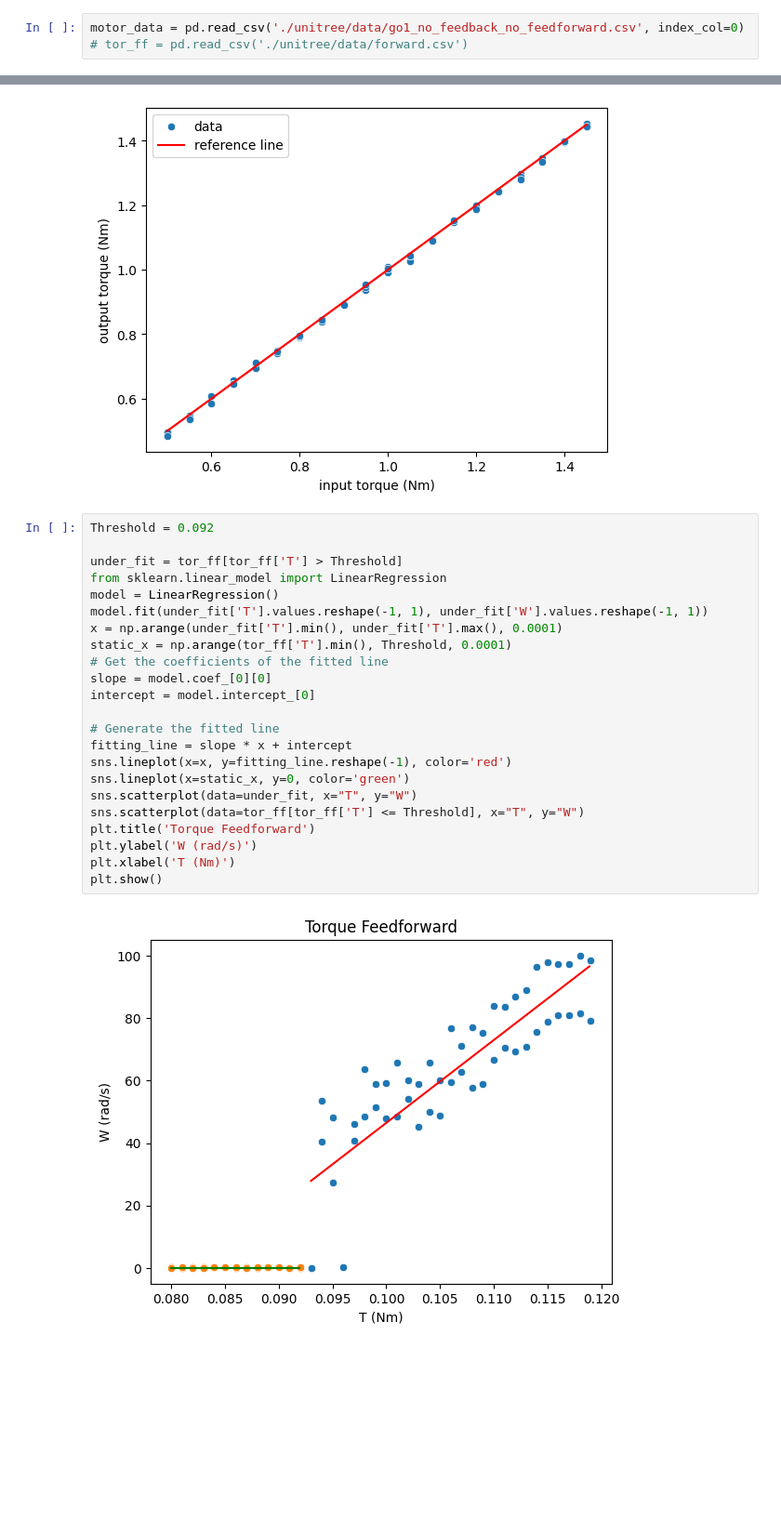
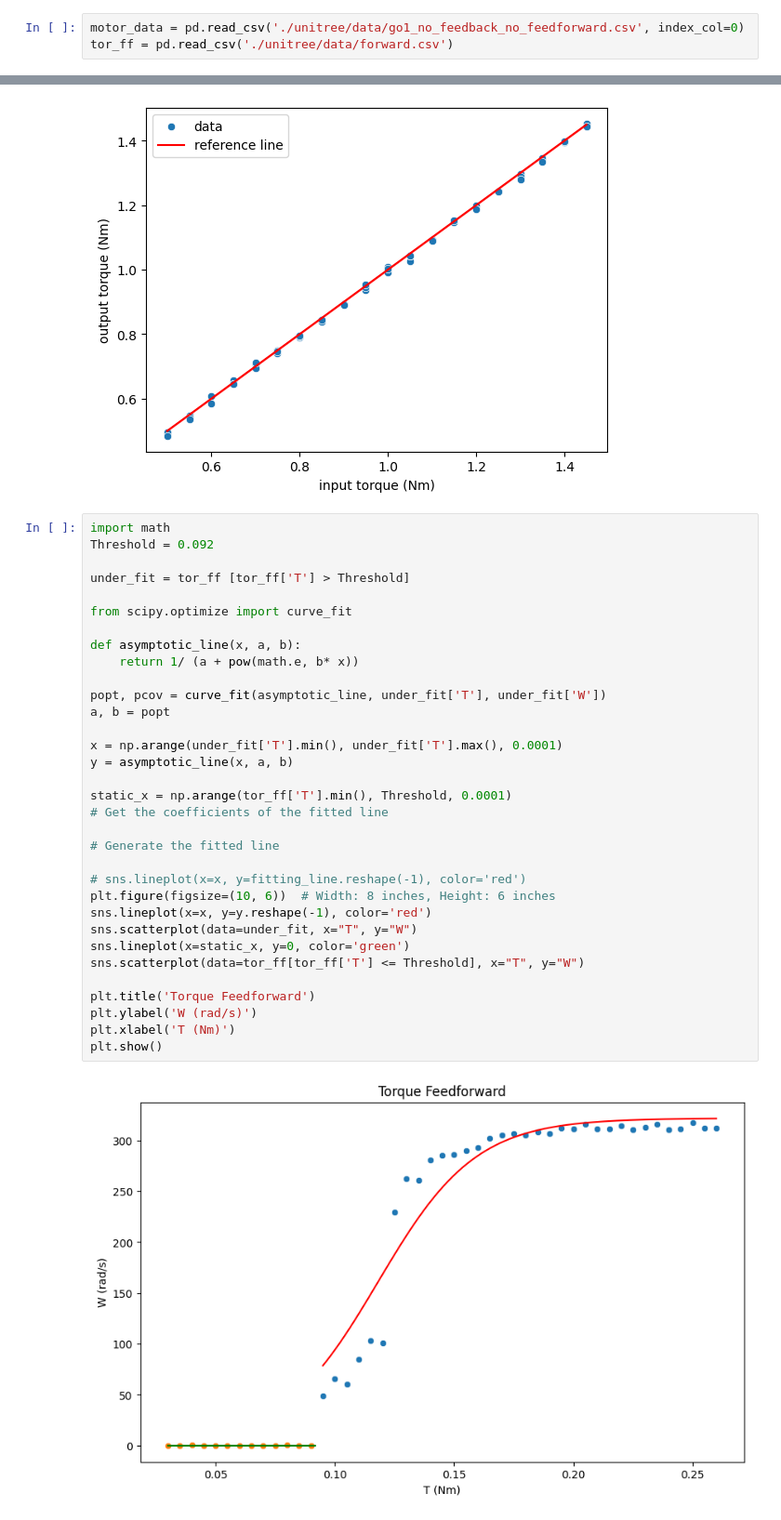
Before and after one commit to priest-yang/Motor-testing, a Jupyter notebook: data_analysis.ipynb, the cells around one changed output, grey strips where cells are left out. Shown at 93% size. Drawn from its saved outputs; the diff is of its cells as text; blank space fills up the shorter version.

Commit message:
update data_analysis

```diff
--- a/data_analysis.ipynb
+++ b/data_analysis.ipynb
@@ -5,7 +5,7 @@ import matplotlib.pyplot as plt
 import seaborn as sns
 # %%
 motor_data = pd.read_csv('./unitree/data/go1_no_feedback_no_feedforward.csv', index_col=0)
-# tor_ff = pd.read_csv('./unitree/data/forward.csv')
+tor_ff = pd.read_csv('./unitree/data/forward.csv')
 # %%
 motor_data['torque_sensor'] = motor_data['voltage'].apply(lambda x: x  / 0.4509 * 22.6)
 sns.scatterplot(data=motor_data, x='torque_sensor', y='input_torque')
@@ -121,27 +121,37 @@ plt.show()
 # %% [output]
 [figure]
 # %%
+import math
 Threshold = 0.092
 
-under_fit = tor_ff[tor_ff['T'] > Threshold]
-from sklearn.linear_model import LinearRegression
-model = LinearRegression()
-model.fit(under_fit['T'].values.reshape(-1, 1), under_fit['W'].values.reshape(-1, 1))
+under_fit = tor_ff [tor_ff['T'] > Threshold]
+
+from scipy.optimize import curve_fit
+
+def asymptotic_line(x, a, b):
+    return 1/ (a + pow(math.e, b* x))
+
+popt, pcov = curve_fit(asymptotic_line, under_fit['T'], under_fit['W'])
+a, b = popt
+
 x = np.arange(under_fit['T'].min(), under_fit['T'].max(), 0.0001)
+y = asymptotic_line(x, a, b)
+
 static_x = np.arange(tor_ff['T'].min(), Threshold, 0.0001)
 # Get the coefficients of the fitted line
-slope = model.coef_[0][0]
-intercept = model.intercept_[0]
 
 # Generate the fitted line
-fitting_line = slope * x + intercept
-sns.lineplot(x=x, y=fitting_line.reshape(-1), color='red')
+
+# sns.lineplot(x=x, y=fitting_line.reshape(-1), color='red')
+plt.figure(figsize=(10, 6))  # Width: 8 inches, Height: 6 inches
+sns.lineplot(x=x, y=y.reshape(-1), color='red')
+sns.scatterplot(data=under_fit, x="T", y="W")
 sns.lineplot(x=static_x, y=0, color='green')
-sns.scatterplot(data=under_fit, x="T", y="W")
 sns.scatterplot(data=tor_ff[tor_ff['T'] <= Threshold], x="T", y="W")
+
 plt.title('Torque Feedforward')
 plt.ylabel('W (rad/s)')
 plt.xlabel('T (Nm)')
 plt.show()
 # %% [output]
-[figure, old version]
+[figure, new version]
```
